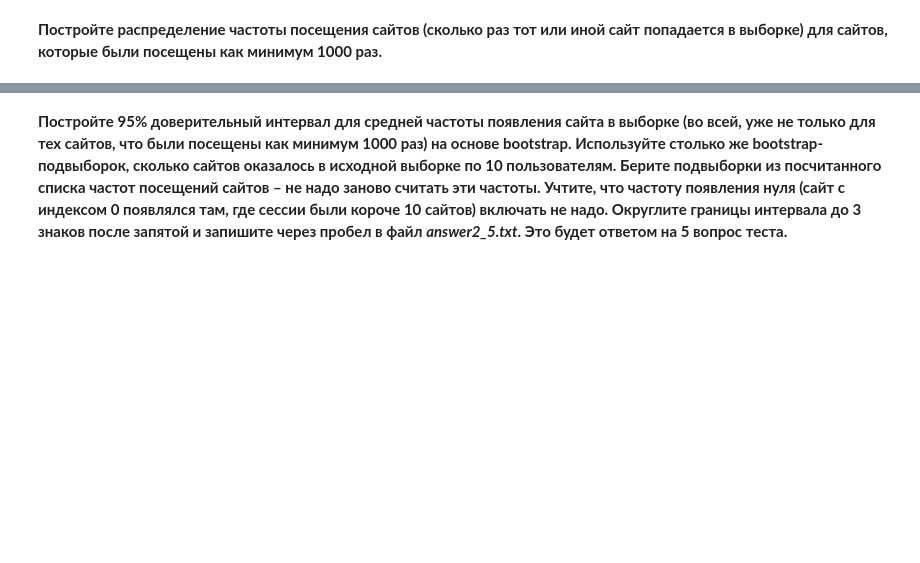
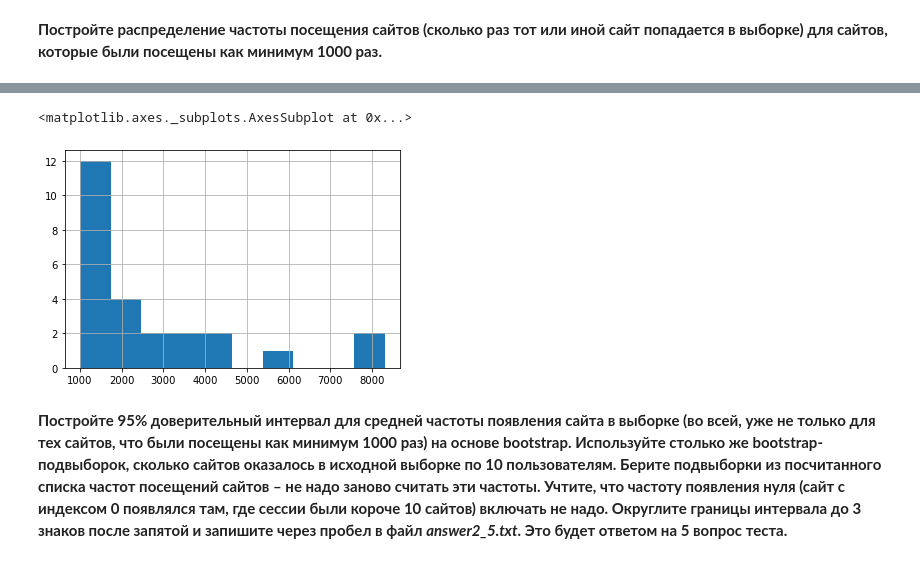
Before and after one commit to simon-torm/geekhub-ds-2020, a Jupyter notebook: HW6. Project Alice 1/week2_analysis_hypotheses.ipynb, the cells around one changed output, grey strips where cells are left out. Drawn from its saved outputs; the diff is of its cells as text; code cells hidden in the pictures; blank space fills up the shorter version.

```diff
--- a/HW6. Project Alice 1/week2_analysis_hypotheses.ipynb
+++ b/HW6. Project Alice 1/week2_analysis_hypotheses.ipynb
@@ -385,3 +349,10 @@ site_freqs = ''' ВАШ КОД ЗДЕСЬ '''
+# %%
+site_freqs = pd.Series(train_df.values[:, :-1].reshape(1, train_df.values[:, :-1].size)[0]).value_counts()
+# %%
+site_freqs[site_freqs >= 1000].hist()
+# %% [output]
+<matplotlib.axes._subplots.AxesSubplot at 0x...>
+[figure, added]
 # %% [markdown]
 **Постройте 95% доверительный интервал для средней частоты появления сайта в выборке (во всей, уже не только для тех сайтов, что были посещены как минимум 1000 раз) на основе bootstrap. Используйте столько же bootstrap-подвыборок, сколько сайтов оказалось в исходной выборке по 10 пользователям. Берите подвыборки из посчитанного списка частот посещений сайтов – не надо заново считать эти частоты. Учтите, что частоту появления нуля (сайт с индексом 0 появлялся там, где сессии были короче 10 сайтов) включать не надо. Округлите границы интервала до 3 знаков после запятой и запишите через пробел в файл *answer2_5.txt*. Это будет ответом на 5 вопрос теста.**
 # %% [markdown]
```
Also changed, not shown: parts of 22 cells of this notebook, 4 other files.
